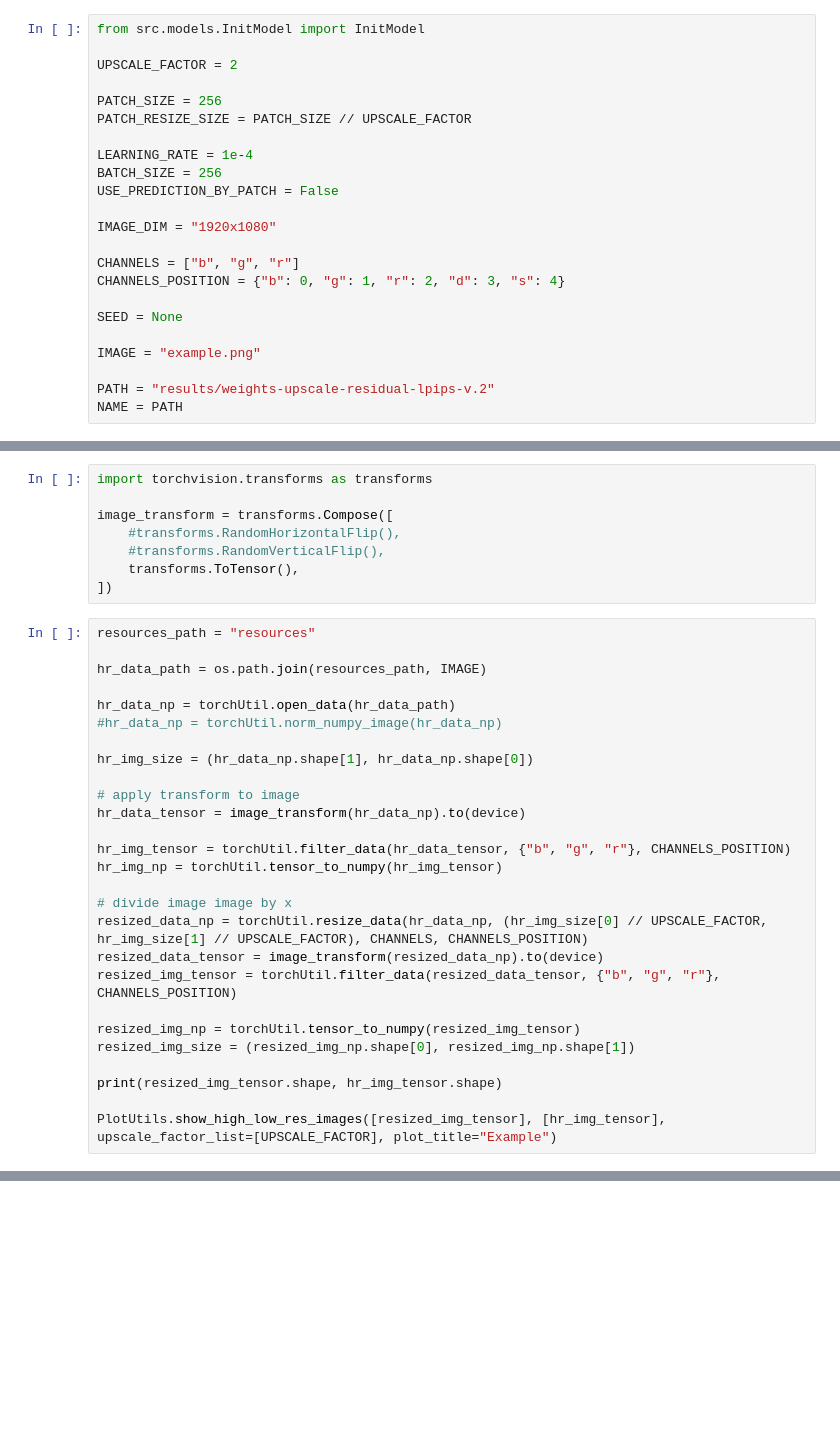
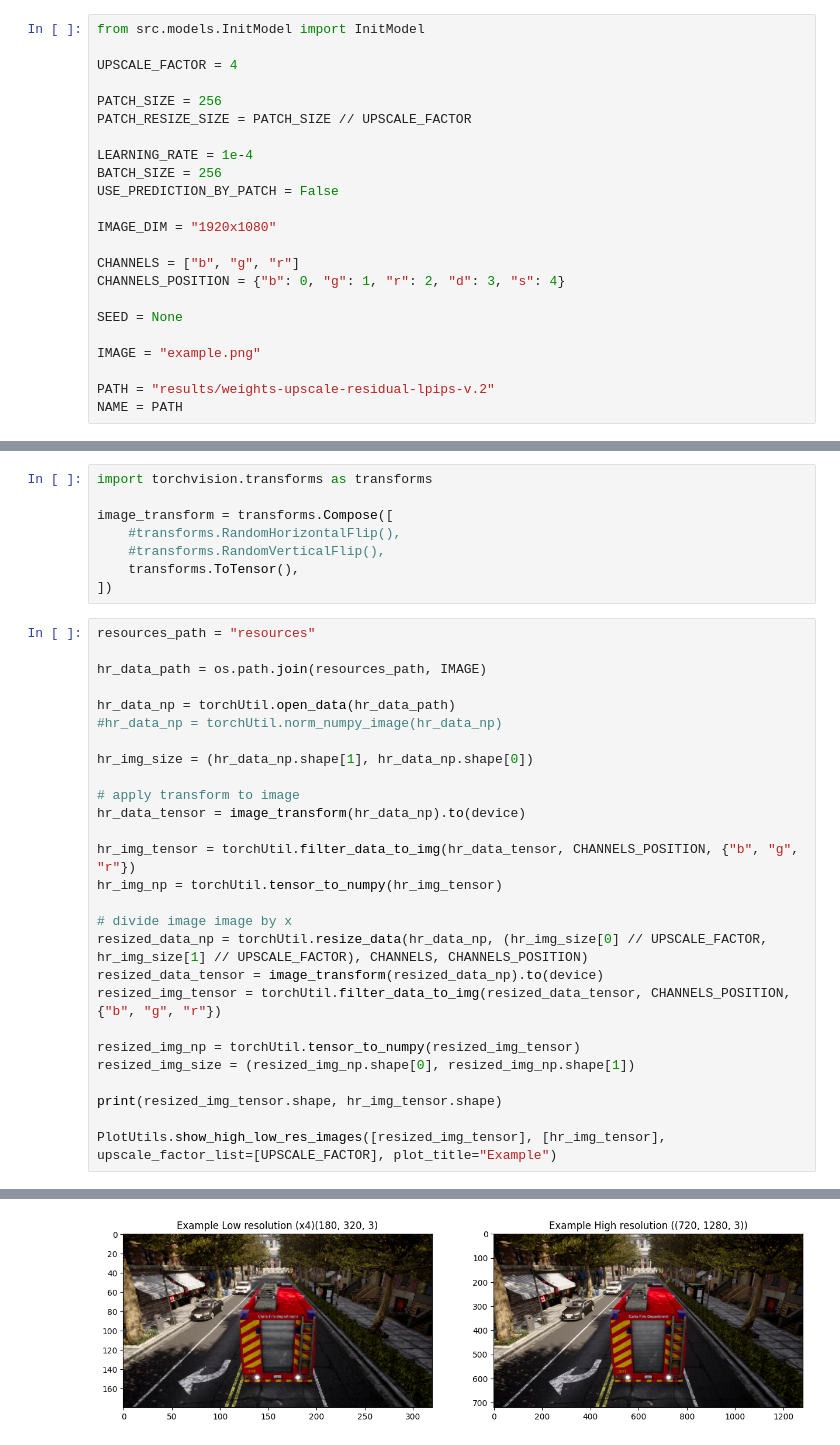
Before and after one commit to MightyCode/Super-Resolution-Project, a Jupyter notebook: test_model_on_image.ipynb, the cells around one changed output, grey strips where cells are left out. Drawn from its saved outputs; the diff is of its cells as text; blank space fills up the shorter version.

Commit message:
fix various bugs, add possibility to use specific  downresolution and super resolution method for each channel

```diff
--- a/test_model_on_image.ipynb
+++ b/test_model_on_image.ipynb
@@ -41,7 +43,7 @@ print(device)
 # %%
 from src.models.InitModel import InitModel
 
-UPSCALE_FACTOR = 2
+UPSCALE_FACTOR = 4
 
 PATCH_SIZE = 256
 PATCH_RESIZE_SIZE = PATCH_SIZE // UPSCALE_FACTOR
@@ -90,13 +99,13 @@ hr_img_size = (hr_data_np.shape[1], hr_data_np.shape[0])
 # apply transform to image
 hr_data_tensor = image_transform(hr_data_np).to(device)
 
-hr_img_tensor = torchUtil.filter_data(hr_data_tensor, {"b", "g", "r"}, CHANNELS_POSITION)
+hr_img_tensor = torchUtil.filter_data_to_img(hr_data_tensor, CHANNELS_POSITION, {"b", "g", "r"})
 hr_img_np = torchUtil.tensor_to_numpy(hr_img_tensor)
 
 # divide image image by x
 resized_data_np = torchUtil.resize_data(hr_data_np, (hr_img_size[0] // UPSCALE_FACTOR, hr_img_size[1] // UPSCALE_FACTOR), CHANNELS, CHANNELS_POSITION)
 resized_data_tensor = image_transform(resized_data_np).to(device)
-resized_img_tensor = torchUtil.filter_data(resized_data_tensor, {"b", "g", "r"}, CHANNELS_POSITION)
+resized_img_tensor = torchUtil.filter_data_to_img(resized_data_tensor, CHANNELS_POSITION, {"b", "g", "r"})
 
 resized_img_np = torchUtil.tensor_to_numpy(resized_img_tensor)
 resized_img_size = (resized_img_np.shape[0], resized_img_np.shape[1])
@@ -104,3 +113,4 @@ resized_img_size = (resized_img_np.shape[0], resized_img_np.shape[1])
 print(resized_img_tensor.shape, hr_img_tensor.shape)
 
 PlotUtils.show_high_low_res_images([resized_img_tensor], [hr_img_tensor], upscale_factor_list=[UPSCALE_FACTOR], plot_title="Example")
+# %% [output]
@@ -107,3 +118,4 @@ PlotUtils.show_high_low_res_images([resized_img_tensor], [hr_img_tensor], upscal
+[figure, added]
 # %%
 num_patch_width = math.ceil(resized_img_size[0] / PATCH_RESIZE_SIZE)
 num_patch_height = math.ceil(resized_img_size[1] / PATCH_RESIZE_SIZE)
```
Also changed, not shown: parts of 10 cells of this notebook, 16 other files.
